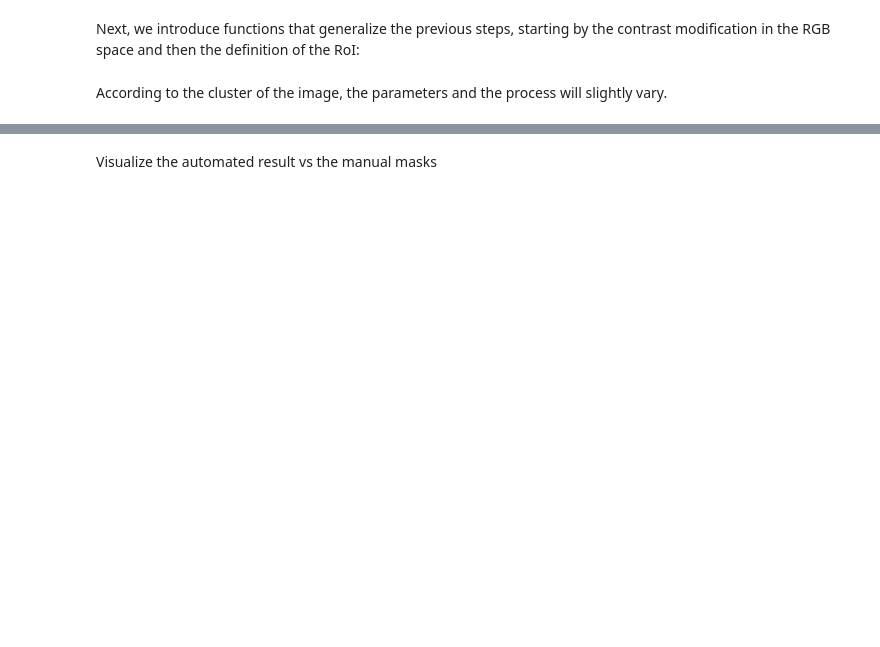
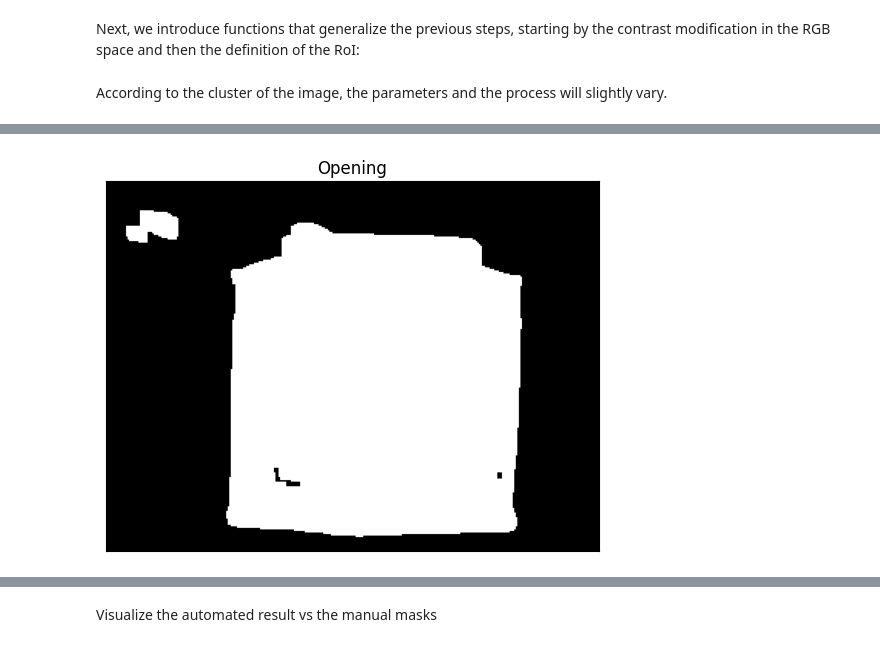
Before and after one commit to anamarigarzon/Predictive_and_Proactive_Maintenance_in_Power_Systems, a Jupyter notebook: Indoor-Power-Systems/IR_image_analysis_Transformer.ipynb, the cells around one changed output, grey strips where cells are left out. Cells and saved outputs as stored; diff of their text form; code cells hidden in the pictures; blank space fills up the shorter version.

```diff
--- a/Indoor-Power-Systems/IR_image_analysis_Transformer.ipynb
+++ b/Indoor-Power-Systems/IR_image_analysis_Transformer.ipynb
@@ -516,0 +540,13 @@ def find_RoI(img_rgb,cluster):
+# %%
+kernel_ones= np.ones((3,3), np.uint8)#Create a simple ones kernel
+img_temp = cv2.dilate(img_temp, kernel_ones, iterations=3)
+img_temp = cv2.erode(img_temp, kernel_ones, iterations=3)
+img_temp = cv2.dilate(img_temp, kernel_ones, iterations=2)
+
+plt.figure() # Create figure
+plt.title('Opening') # Title
+plt.imshow(img_temp,cmap='gray') # Select image
+plt.xticks([]), plt.yticks([]) # Erase axis
+plt.show() # Show image
+# %% [output]
+[figure, added]
```
Also changed, not shown: parts of 118 cells of this notebook.
